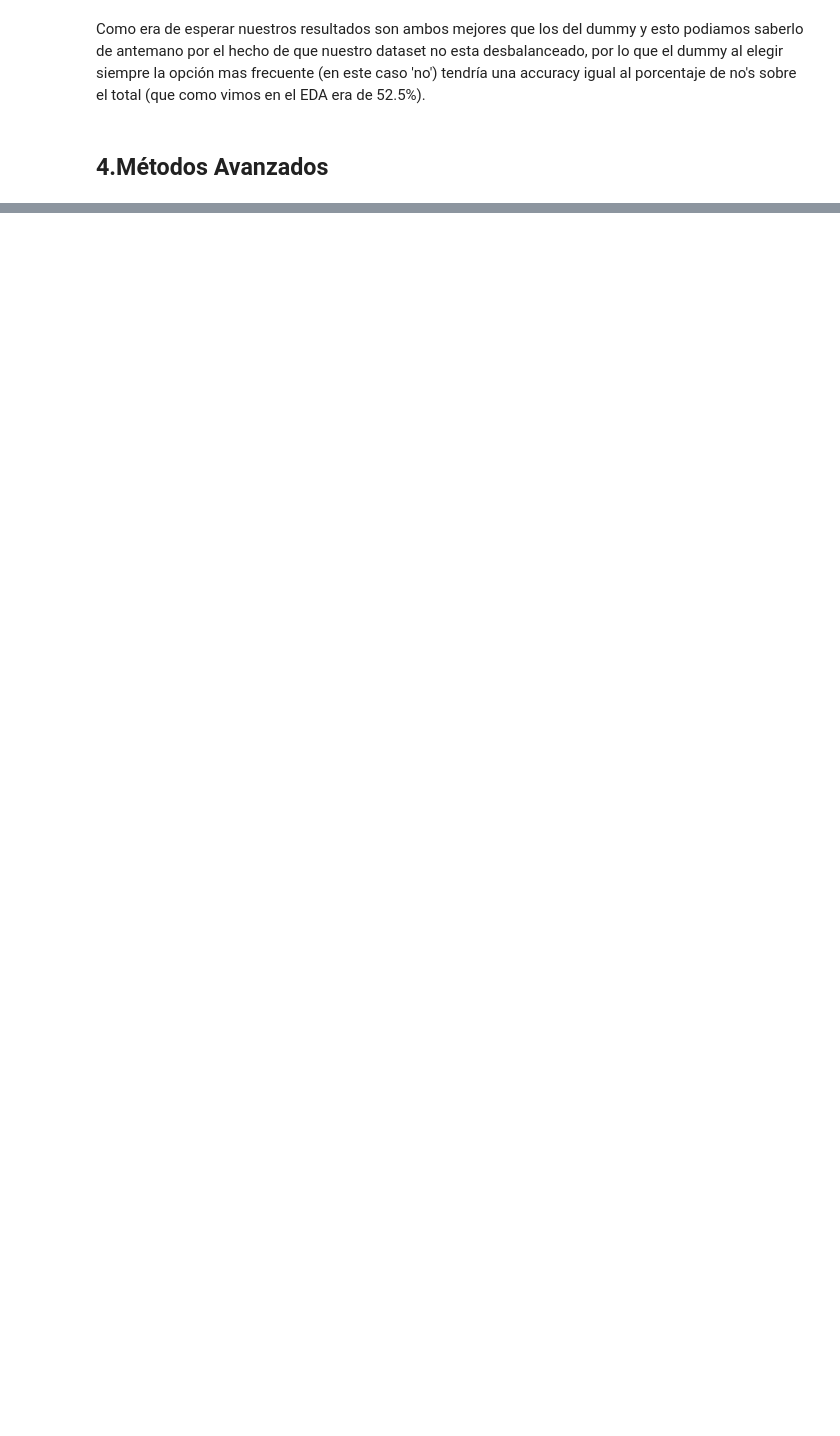
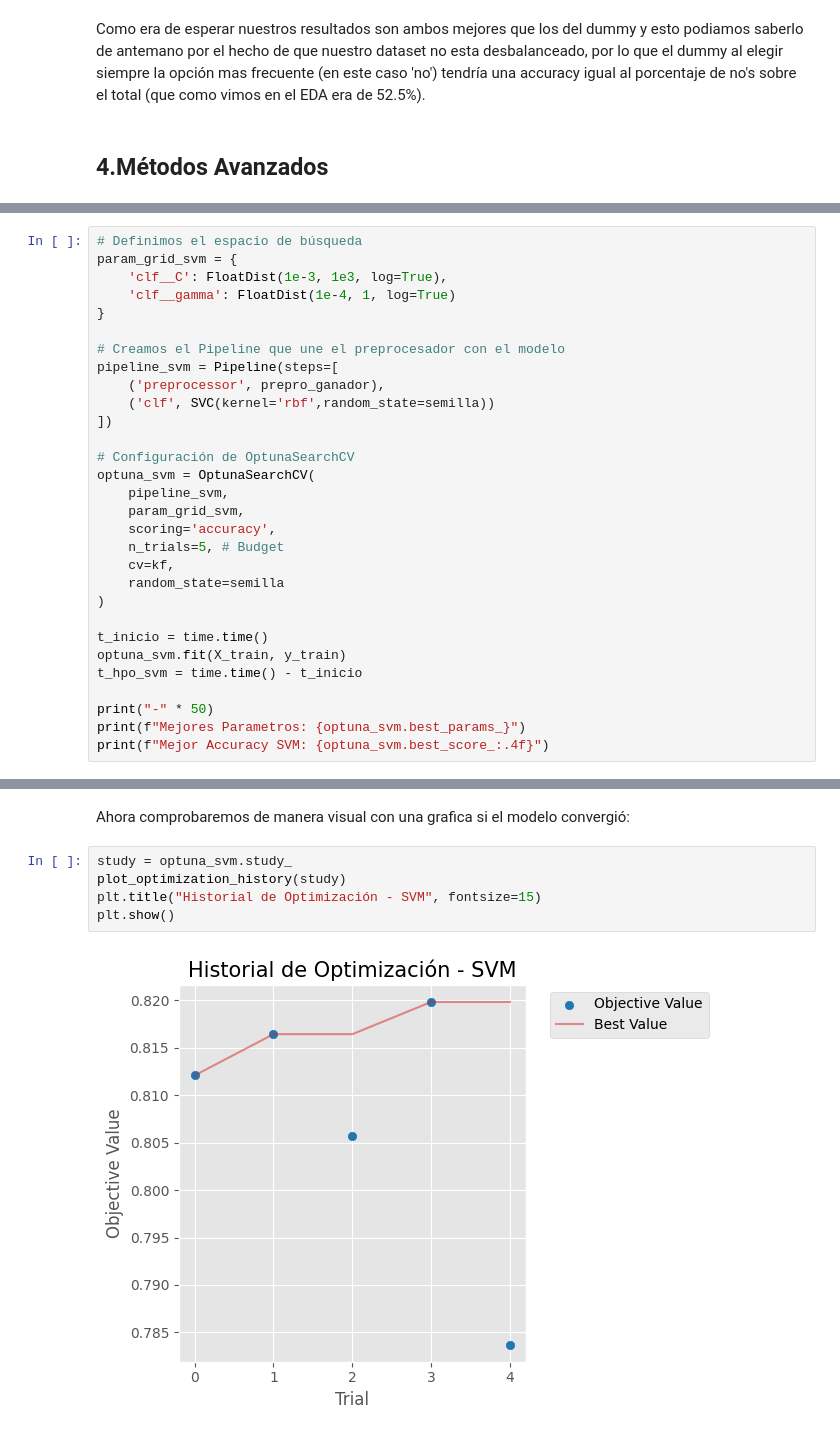
Before and after one commit to 100522320/g81_P1_03_Aprendizaje_Automatico, a Jupyter notebook: notebook_pruebas.ipynb, the cells around one changed output, grey strips where cells are left out. Drawn from its saved outputs; the diff is of its cells as text; blank space fills up the shorter version.

```diff
--- a/notebook_pruebas.ipynb
+++ b/notebook_pruebas.ipynb
@@ -1109,0 +1138,30 @@ SVM (Por defecto)              | Accuracy CV: 0.8242 ± 0.0079 | Tiempo Fit: 2.1
+# %%
+# Definimos el espacio de búsqueda
+param_grid_svm = {
+    'clf__C': FloatDist(1e-3, 1e3, log=True),
+    'clf__gamma': FloatDist(1e-4, 1, log=True)
+}
+
+# Creamos el Pipeline que une el preprocesador con el modelo
+pipeline_svm = Pipeline(steps=[
+    ('preprocessor', prepro_ganador),
+    ('clf', SVC(kernel='rbf',random_state=semilla))
+])
+
+# Configuración de OptunaSearchCV
+optuna_svm = OptunaSearchCV(
+    pipeline_svm,
+    param_grid_svm,
+    scoring='accuracy',
+    n_trials=5, # Budget
+    cv=kf,
+    random_state=semilla
+)
+
+t_inicio = time.time()
+optuna_svm.fit(X_train, y_train)
+t_hpo_svm = time.time() - t_inicio
+
+print("-" * 50)
+print(f"Mejores Parametros: {optuna_svm.best_params_}")
+print(f"Mejor Accuracy SVM: {optuna_svm.best_score_:.4f}")
@@ -1109,0 +1178,9 @@ SVM (Por defecto)              | Accuracy CV: 0.8242 ± 0.0079 | Tiempo Fit: 2.1
+# %% [markdown]
+Ahora comprobaremos de manera visual con una grafica si el modelo convergió:
+# %%
+study = optuna_svm.study_
+plot_optimization_history(study)
+plt.title("Historial de Optimización - SVM", fontsize=15)
+plt.show()
+# %% [output]
+[figure, added]
```
Also changed, not shown: parts of 32 cells of this notebook.
